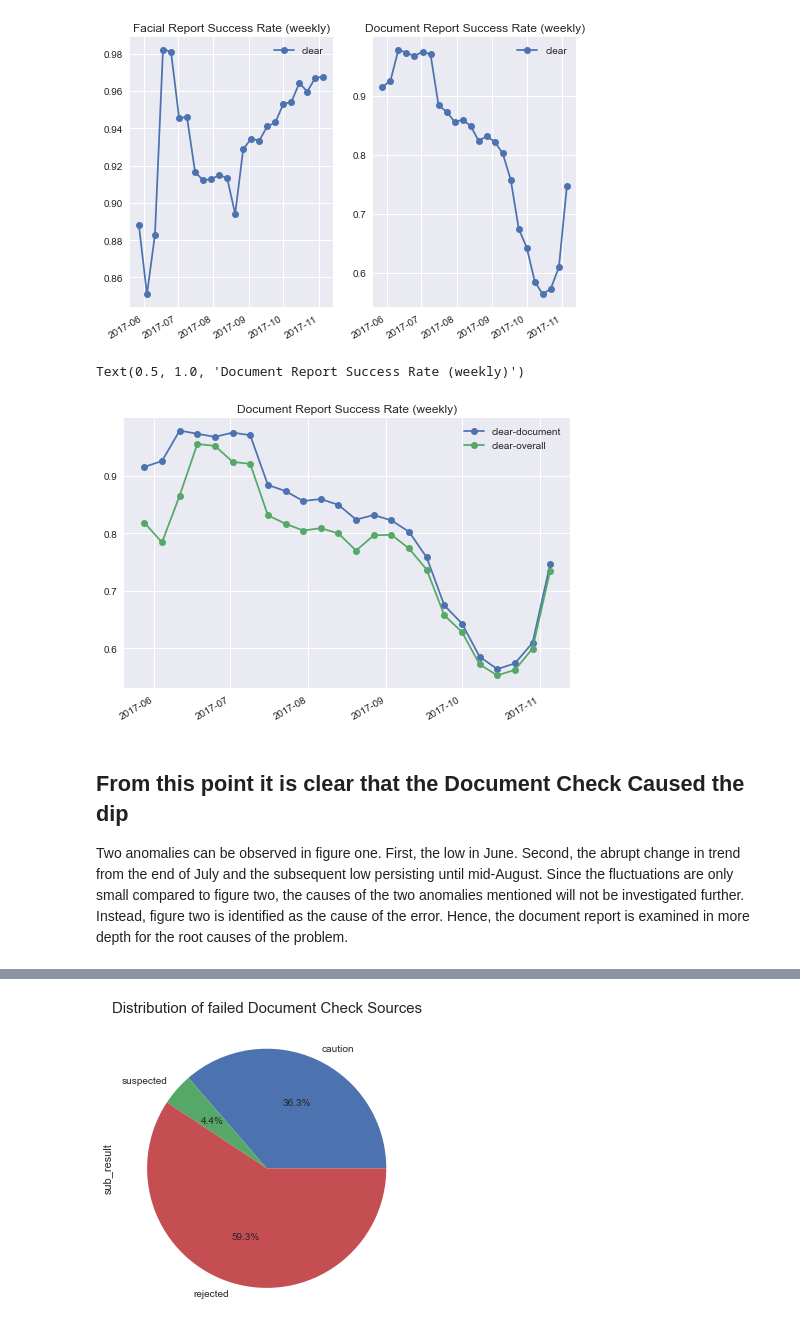
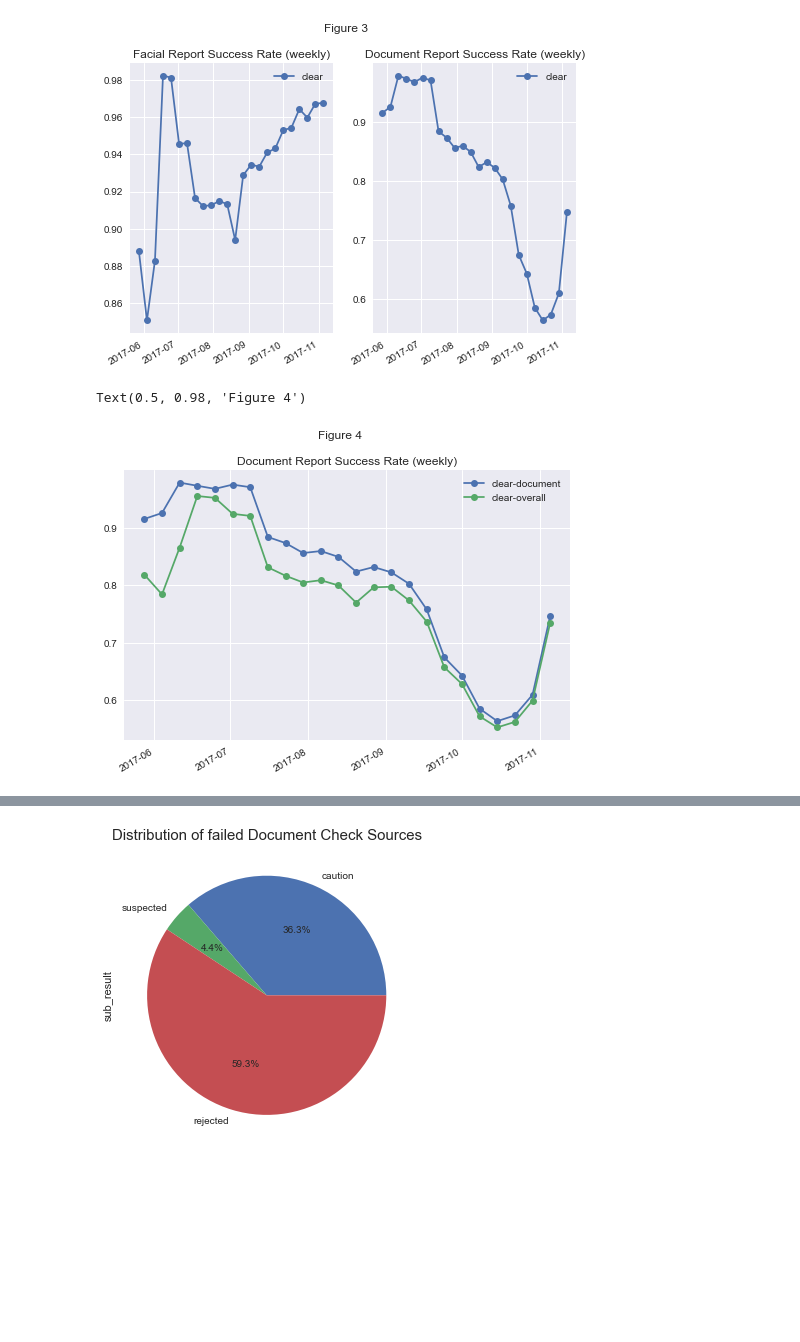
Before and after one commit to samahakk/revolut-case-study, a Jupyter notebook: kyc-challenge.ipynb, the cells around one changed output, grey strips where cells are left out. Saved outputs shown, nothing was run; the diff lists cells and outputs as text; code cells hidden in the pictures; blank space fills up the shorter version.

```diff
--- a/kyc-challenge.ipynb
+++ b/kyc-challenge.ipynb
@@ -88,31 +104,32 @@ count = temp['clear_rate']
 
 plt.subplot(1,2,1)
 plt.style.use('seaborn')
 plt.plot_date(created_at, count, linestyle='solid', label='clear')
 plt.legend()
 plt.gcf().autofmt_xdate()
 plt.title('Facial Report Success Rate (weekly)')
 
 #########
 #Document Report Clear Rate
 #########
 
 doc_result = doc[doc['result'] == 'clear']
 doc_full = doc.groupby(pd.Grouper(key='created_at', freq='W'))['result'].count().reset_index(name='count')
 temp = doc_result.groupby(pd.Grouper(key='created_at', freq='W'))['result'].count().reset_index(name='count')
 temp.sort_values(by=['created_at'], inplace=True)
 
 temp['clear_rate'] = temp['count'] / doc_full['count']
 created_at = temp['created_at']
 count = temp['clear_rate']
 
 plt.subplot(1,2,2)
 plt.style.use('seaborn')
 plt.plot_date(created_at, count, linestyle='solid', label='clear')
 plt.legend()
 plt.gcf().autofmt_xdate()
 plt.title('Document Report Success Rate (weekly)')
+plt.suptitle('Figure 3')
 
 plt.show()
 # %% [output]
-[figure, old version]
+[figure, new version]
@@ -148,9 +163,7 @@ plt.plot_date(created_at, count, linestyle='solid', label='clear-overall')
 plt.legend()
 plt.gcf().autofmt_xdate()
 plt.title('Document Report Success Rate (weekly)')
+plt.suptitle('Figure 4')
 # %% [output]
-Text(0.5, 1.0, 'Document Report Success Rate (weekly)')
+Text(0.5, 0.98, 'Figure 4')
-[figure, old version]
+[figure, new version]
-# %% [markdown]
-## From this point it is clear that the Document Check Caused the dip
-Two anomalies can be observed in figure one. First, the low in June. Second, the abrupt change in trend from the end of July and the subsequent low persisting until mid-August. Since the fluctuations are only small compared to figure two, the causes of the two anomalies mentioned will not be investigated further.  Instead, figure two is identified as the cause of the error. Hence, the document report is examined in more depth for the root causes of the problem.
```
Also changed, not shown: parts of 14 cells of this notebook, 1 other file.
